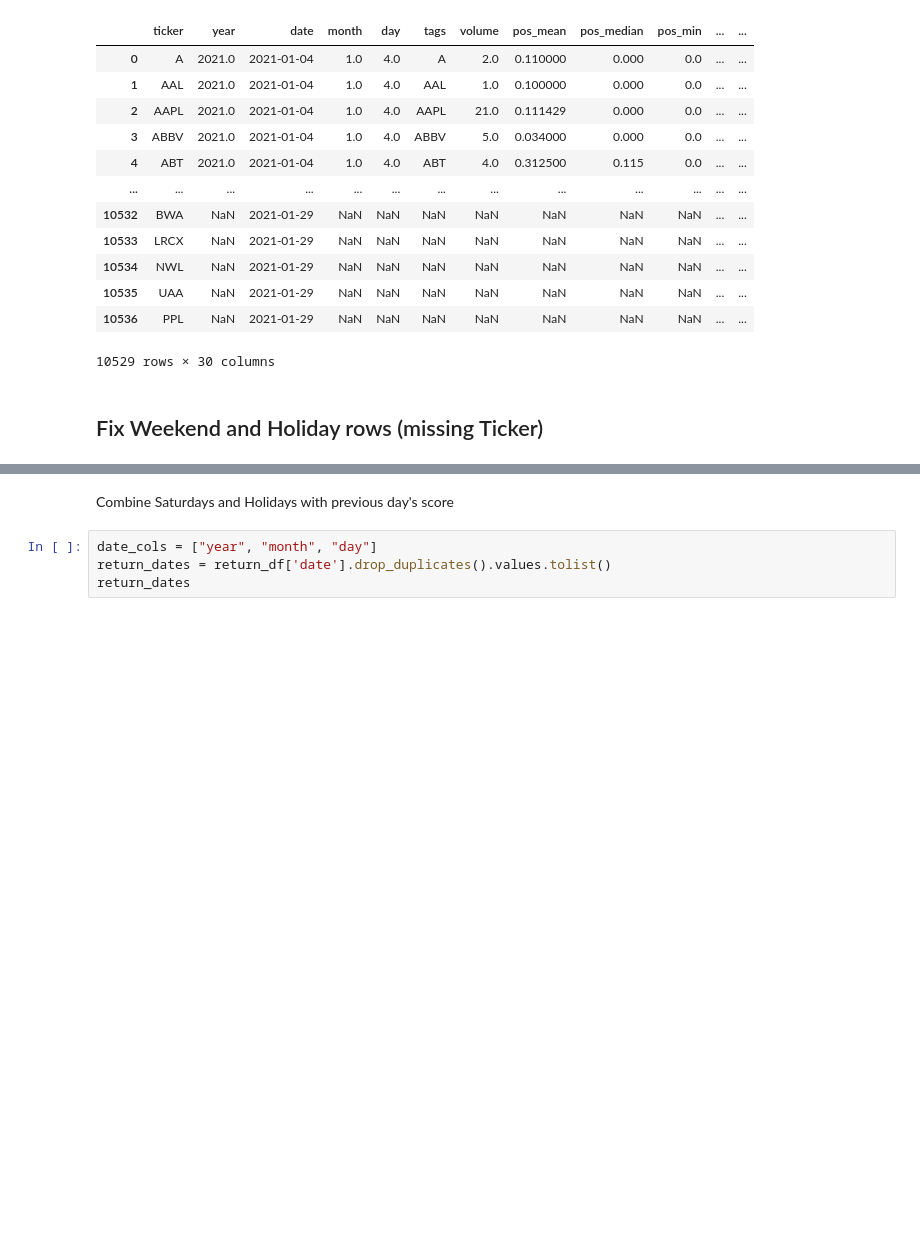
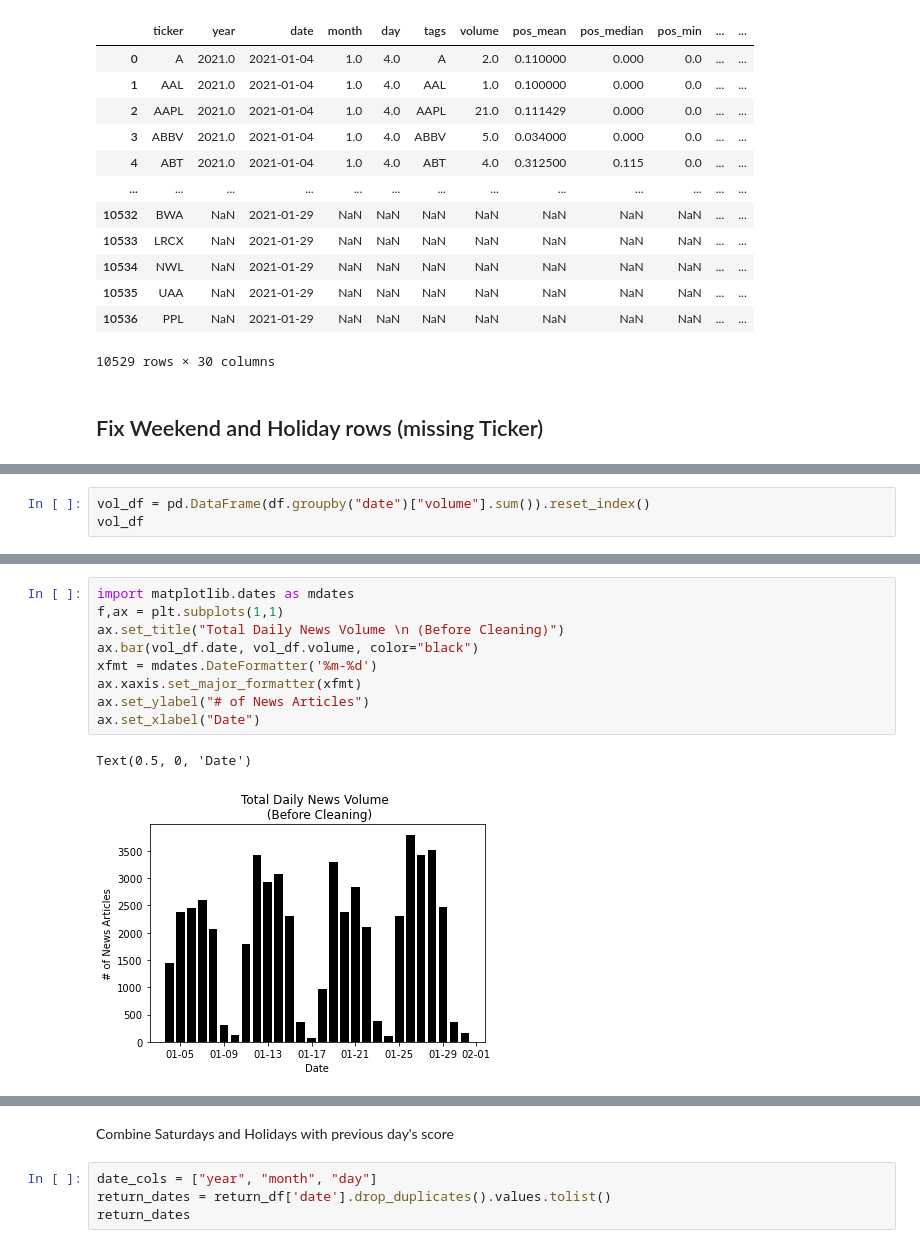
Before and after one commit to typaint/capstone, a Jupyter notebook: 60-portfolio/aggregate_data.ipynb, the cells around one changed output, grey strips where cells are left out. Cells and saved outputs as stored; diff of their text form; blank space fills up the shorter version.

```diff
--- a/60-portfolio/aggregate_data.ipynb
+++ b/60-portfolio/aggregate_data.ipynb
@@ -194,0 +197,3 @@ df
+# %%
+vol_df = pd.DataFrame(df.groupby("date")["volume"].sum()).reset_index()
+vol_df
@@ -194,0 +218,12 @@ df
+# %%
+import matplotlib.dates as mdates
+f,ax = plt.subplots(1,1)
+ax.set_title("Total Daily News Volume \n (Before Cleaning)")
+ax.bar(vol_df.date, vol_df.volume, color="black")
+xfmt = mdates.DateFormatter('%m-%d')
+ax.xaxis.set_major_formatter(xfmt)
+ax.set_ylabel("# of News Articles")
+ax.set_xlabel("Date")
+# %% [output]
+Text(0.5, 0, 'Date')
+[figure, added]
```
Also changed, not shown: parts of 12 cells of this notebook, 25 other files.
